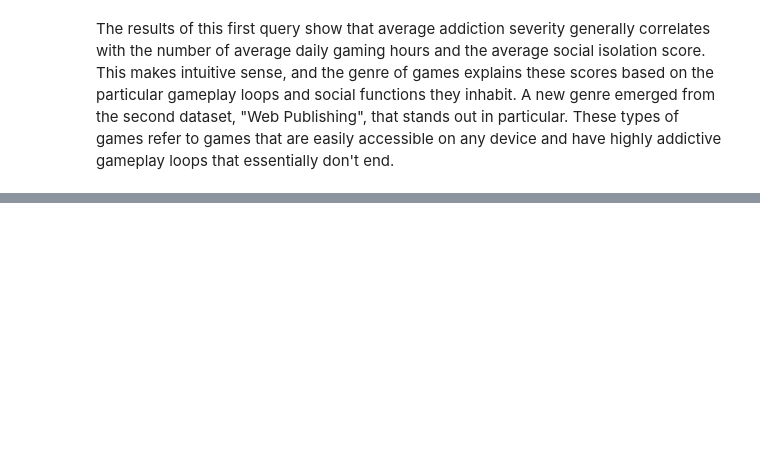
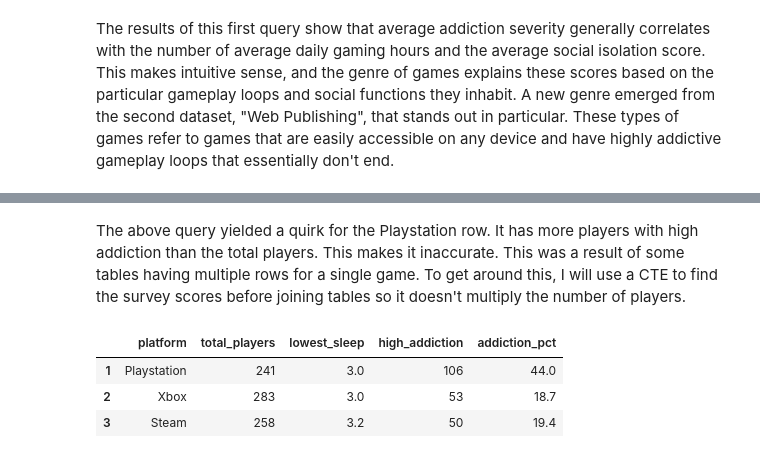
Before and after one commit to jmlax123/gaming_mental_health, a Jupyter notebook: notebook/gaming_mental_health_data.ipynb, the cells around one changed output, grey strips where cells are left out. Drawn from its saved outputs; the diff is of its cells as text; code cells hidden in the pictures; blank space fills up the shorter version.

```diff
--- a/notebook/gaming_mental_health_data.ipynb
+++ b/notebook/gaming_mental_health_data.ipynb
@@ -1691,0 +1722,35 @@ This query was to find the developers that make the most addictive games. An int
+# %% [markdown]
+The above query yielded a quirk for the Playstation row. It has more players with high addiction than the total players. This makes it inaccurate. This was a result of some tables having multiple rows for a single game. To get around this, I will use a CTE to find the survey scores before joining tables so it doesn't multiply the number of players.
+# %%
+query_3_refined = """
+    WITH platform_counts AS (
+        SELECT
+            gp.platform,
+            COUNT(DISTINCT sr.record_id) AS total_players,
+            MIN(sr.sleep_hours) AS lowest_sleep,
+            SUM(CASE WHEN sr.addiction_severity >= 3 THEN 1 ELSE 0 END) AS high_addiction
+        FROM survey_responses sr
+        INNER JOIN game_platforms gp ON sr.game_id = gp.game_id
+        INNER JOIN gamer_dem gd ON sr.record_id = gd.record_id
+        GROUP BY gp.platform
+    )
+    SELECT
+        pc.platform,
+        pc.total_players,
+        pc.lowest_sleep,
+        pc.high_addiction,
+         ROUND(100.0 * pc.high_addiction / pc.total_players, 1) AS addiction_pct
+    FROM platform_counts pc
+    INNER JOIN game_platforms gp ON pc.platform = gp.platform
+    INNER JOIN game_genres gg ON gp.game_id = gg.game_id
+    INNER JOIN games_catalog gc ON gp.game_id = gc.game_id
+    GROUP BY pc.platform
+    ORDER BY pc.high_addiction DESC;
+"""
+
+sql_query_plug(query_3_refined)
+# %% [output]
+|  | platform | total_players | lowest_sleep | high_addiction | addiction_pct |
+| 1 | Playstation | 241 | 3.0 | 106 | 44.0 |
+| 2 | Xbox | 283 | 3.0 | 53 | 18.7 |
+| 3 | Steam | 258 | 3.2 | 50 | 19.4 |
```
Also changed, not shown: parts of 9 cells of this notebook, 2 other files.
